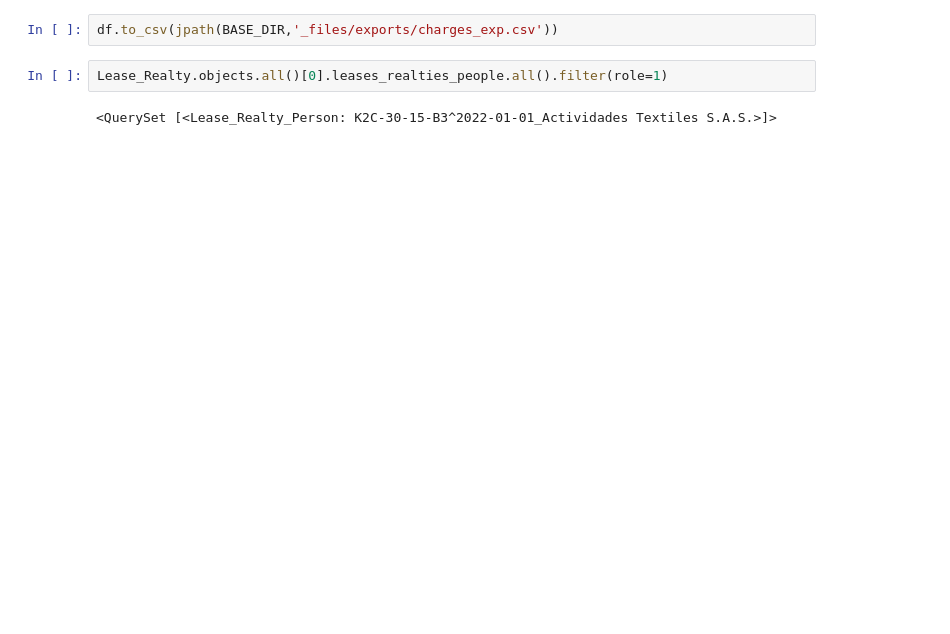
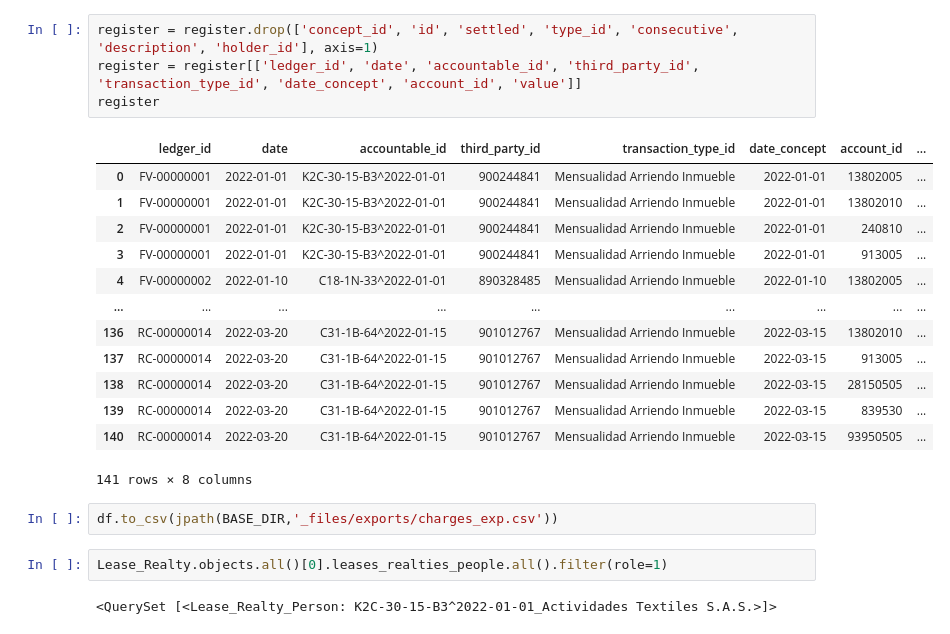
Before and after one commit to lcorkidi/adin_2022, a Jupyter notebook: scripts/Test.ipynb, the cells around one changed output. Saved outputs shown, nothing was run; the diff lists cells and outputs as text; blank space fills up the shorter version.

```diff
--- a/scripts/Test.ipynb
+++ b/scripts/Test.ipynb
@@ -25,3 +90,21 @@ df
+# %%
+register = register.drop(['concept_id', 'id', 'settled', 'type_id', 'consecutive', 'description', 'holder_id'], axis=1)
+register = register[['ledger_id', 'date', 'accountable_id', 'third_party_id', 'transaction_type_id', 'date_concept', 'account_id', 'value']]
+register
+# %% [output]
+|  | ledger_id | date | accountable_id | third_party_id | transaction_type_id | date_concept | account_id | ... |
+| 0 | FV-00000001 | 2022-01-01 | K2C-30-15-B3^2022-01-01 | 900244841 | Mensualidad Arriendo Inmueble | 2022-01-01 | 13802005 | ... |
+| 1 | FV-00000001 | 2022-01-01 | K2C-30-15-B3^2022-01-01 | 900244841 | Mensualidad Arriendo Inmueble | 2022-01-01 | 13802010 | ... |
+| 2 | FV-00000001 | 2022-01-01 | K2C-30-15-B3^2022-01-01 | 900244841 | Mensualidad Arriendo Inmueble | 2022-01-01 | 240810 | ... |
+| 3 | FV-00000001 | 2022-01-01 | K2C-30-15-B3^2022-01-01 | 900244841 | Mensualidad Arriendo Inmueble | 2022-01-01 | 913005 | ... |
+| 4 | FV-00000002 | 2022-01-10 | C18-1N-33^2022-01-01 | 890328485 | Mensualidad Arriendo Inmueble | 2022-01-10 | 13802005 | ... |
+| ... | ... | ... | ... | ... | ... | ... | ... | ... |
+| 136 | RC-00000014 | 2022-03-20 | C31-1B-64^2022-01-15 | 901012767 | Mensualidad Arriendo Inmueble | 2022-03-15 | 13802010 | ... |
+| 137 | RC-00000014 | 2022-03-20 | C31-1B-64^2022-01-15 | 901012767 | Mensualidad Arriendo Inmueble | 2022-03-15 | 913005 | ... |
+| 138 | RC-00000014 | 2022-03-20 | C31-1B-64^2022-01-15 | 901012767 | Mensualidad Arriendo Inmueble | 2022-03-15 | 28150505 | ... |
+| 139 | RC-00000014 | 2022-03-20 | C31-1B-64^2022-01-15 | 901012767 | Mensualidad Arriendo Inmueble | 2022-03-15 | 839530 | ... |
+| 140 | RC-00000014 | 2022-03-20 | C31-1B-64^2022-01-15 | 901012767 | Mensualidad Arriendo Inmueble | 2022-03-15 | 93950505 | ... |
+141 rows × 8 columns
 # %%
 df.to_csv(jpath(BASE_DIR,'_files/exports/charges_exp.csv'))
 # %%
```
Also changed, not shown: parts of 7 cells of this notebook, 8 other files.
